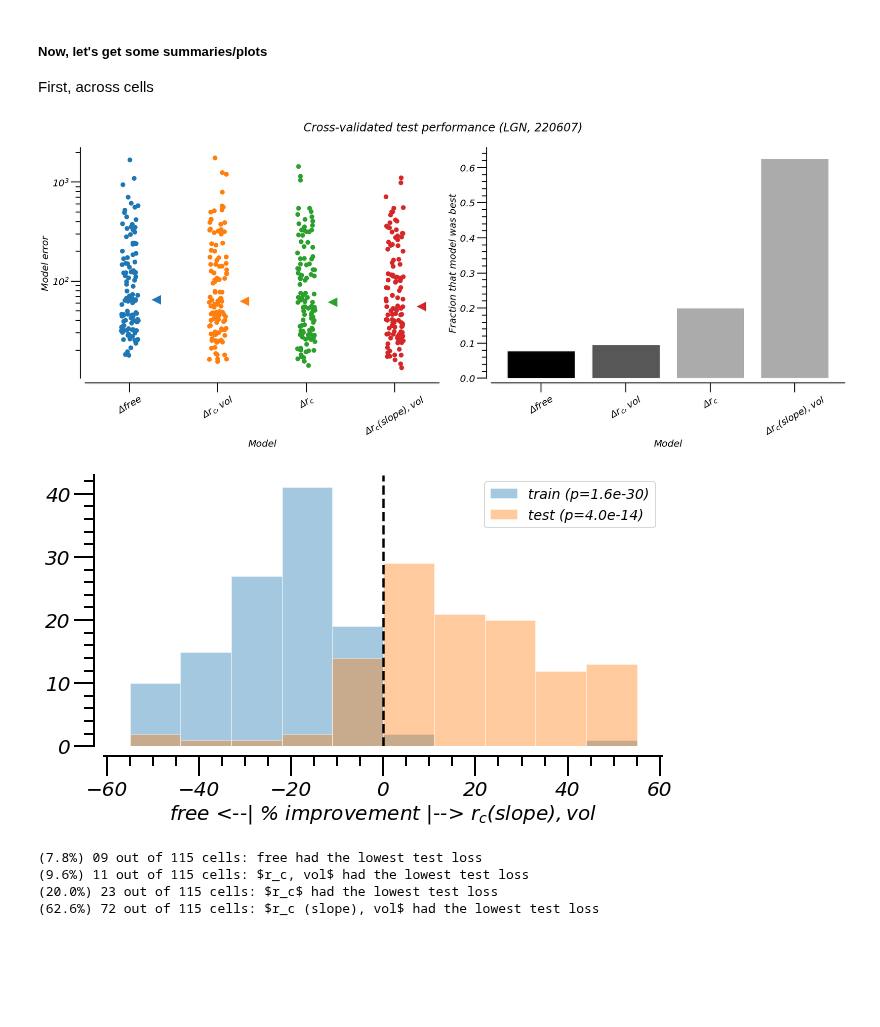
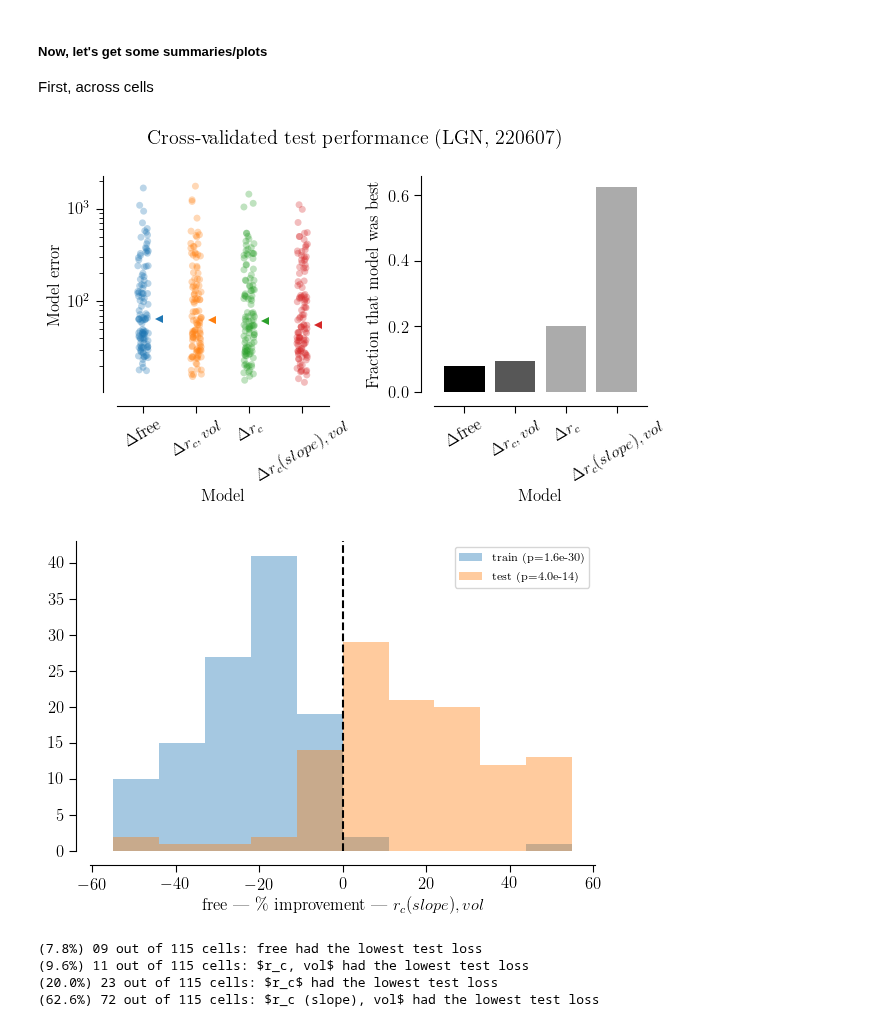
Before and after one commit to paul-levy/SF-diversity, a Jupyter notebook: 01_sfTuning_contrast.ipynb, the cells around one changed output. Drawn from its saved outputs; the diff is of its cells as text; code cells hidden in the pictures; blank space fills up the shorter version.

```diff
--- a/01_sfTuning_contrast.ipynb
+++ b/01_sfTuning_contrast.ipynb
@@ -25,13 +25,14 @@ import autoreload
 from IPython.core.display import display, HTML, Image
 
 import seaborn as sns
+import matplotlib as mpl
 import matplotlib.pyplot as plt
-plt.style.use('https://raw.githubusercontent.com/paul-levy/SF_diversity/master/paul_plt_style.mplstyle');
+# plt.style.use('https://raw.githubusercontent.com/paul-levy/SF_diversity/master/paul_plt_style.mplstyle');
 import matplotlib.cm as cm
 import matplotlib.backends.backend_pdf as pltSave
 from matplotlib.ticker import FuncFormatter
 %matplotlib inline
-plt.style.use('https://raw.githubusercontent.com/paul-levy/SF_diversity/master/paul_plt_style.mplstyle');
+# plt.style.use('https://raw.githubusercontent.com/paul-levy/SF_diversity/master/paul_plt_style.mplstyle');
 
 base_dir = os.getcwd() + '/';
 
@@ -107,7 +114,8 @@ vals = np.geomspace(0.1, 20, 100);
 del_linewidth = True;
 
 nrow, ncol = 2,2
-f, ax = plt.subplots(nrow, ncol, figsize=(nrow*8,ncol*6))
+# f, ax = plt.subplots(nrow, ncol, figsize=(nrow*8,ncol*6))
+f, ax = plt.subplots(nrow, ncol, figsize=hf.set_size(tex_width, subplots=(nrow,ncol), extra_height=1.5));#figsize=(nrow*8,ncol*6))
 
 ### all log-log
 
@@ -121,7 +129,7 @@ only_sur[0] = ref_params[0] * ref_params[2];
 only_sur[1] = ref_params[1] * ref_params[3];
 only_sur[2] = 0;
 ax[0,0].plot(vals, hf.DoGsach(*only_sur, stim_sf=vals)[0], 'k:')
-ax[0,0].set_title('DoG model - center and surround')
+ax[0,0].set_title('DoG model')
 
 # then, vol difference
 vols = [0.5,0.8,0.95]
@@ -193,8 +201,10 @@ for i,j in itertools.product(range(2),range(2)):
     ax[i,j].set_xscale('log')
     ax[i,j].set_yscale('log')
     ax[i,j].set_ylim([1, 100])
-    ax[i,j].set_xlabel('Spatial frequency (c/deg)')
-    ax[i,j].set_ylabel('Response (spikes/s)')
+    if i == 1:
+        ax[i,j].set_xlabel('Spatial frequency (c/deg)')
+    if j == 0:
+        ax[i,j].set_ylabel('Response (spikes/s)')
     ax[i,j].set_aspect('equal')
 
     for jj, axis in enumerate([ax[i,j].xaxis, ax[i,j].yaxis]):
@@ -205,7 +215,7 @@ f.suptitle(r'Influence of DoG parameters')
 
 f.tight_layout()
 
-saveName = "/01_01_02_sach_simulation%s.pdf" % ('_dLW' if del_linewidth else '');
+saveName = "/01_01_02_sach_simulation%s_NEW.pdf" % ('_dLW' if del_linewidth else '');
 full_save = os.path.dirname(save_loc);
 if not os.path.exists(full_save):
     os.makedirs(full_save)
@@ -310,7 +320,7 @@ upper_bound = 2 if use_norm else np.Inf;
 monochrome = True; # all black? or not?
 alph=1;
 
-f = plt.figure(figsize=(6*nMods, 14));
+f = plt.figure(figsize=hf.set_size(tex_width))
 
 # for ind in range(nMods):
 
@@ -324,13 +334,13 @@ f = plt.figure(figsize=(6*nMods, 14));
 
 nCells = nlls_all.shape[0]
 if monochrome:
-    [plt.plot(i+0.2, np.nanmedian(nlls_all[:,i,use_norm]), '<', markersize=20, color='k') for i in range(nMods)]
+    [plt.plot(i+0.2, np.nanmedian(nlls_all[:,i,use_norm]), '<', color='k') for i in range(nMods)]
     sns.stripplot(x=np.tile(np.arange(nMods), nCells), y=hf.flatten_list(np.clip(nlls_all[:,:,use_norm], None, upper_bound)),
-                  color='k', alpha=alph, size = 10);
+                  color='k', alpha=alph);
 else:
-    [plt.plot(i+0.2, np.nanmedian(nlls_all[:,i,use_norm]), '<', markersize=20) for i in range(nMods)]
-    sns.stripplot(x=np.tile(np.arange(nMods), nCells), y=hf.flatten_list(np.clip(nlls_all[:,:,use_norm], None, upper_bound)), size = 10);
-sns.despine(offset=10)
+    [plt.plot(i+0.2, np.nanmedian(nlls_all[:,i,use_norm]), '<') for i in range(nMods)]
+    sns.stripplot(x=np.tile(np.arange(nMods), nCells), y=hf.flatten_list(np.clip(nlls_all[:,:,use_norm], None, upper_bound)));
+sns.despine(offset=sns_offset)
 
 if use_norm:
     plt.axhline(1, color='k', linestyle='--', alpha=0.3)
@@ -532,10 +542,10 @@ First, across cells
 # winners
 
 nrows, ncols = 1, 2;
-f, ax = plt.subplots(nrows, ncols, figsize=(ncols*12,nrows*10))
+f, ax = plt.subplots(nrows, ncols, figsize=hf.set_size(tex_width))
 use_norm = False;
-monochrome = False;
-alph = 0.5
+monochrome = True;
+alph = 0.3
 
 nCells = nlls_summary_all.shape[0]
 sns.despine(offset=10)
@@ -553,15 +563,15 @@ else:
     vals = nlls_summary_all;
 
 if monochrome:
-    [ax[0].plot(i+0.3, np.median(vals[:,i,test_ind]), '<', markersize=20, color='k') for i in range(nMods)]
+    [ax[0].plot(i+0.3, np.median(vals[:,i,test_ind]), '<', color='k') for i in range(nMods)]
     sns.stripplot(ax=ax[0], x=np.tile(np.arange(nMods), nCells),
                   y=hf.flatten_list(np.clip(vals[:,:,test_ind], None, upper_bound)),
-                  size = 10, edgecolor='None', alpha=alph, color='k');
+                  edgecolor='None', alpha=alph, color='k');
 else:
-    [ax[0].plot(i+0.3, np.median(vals[:,i,test_ind]), '<', markersize=20) for i in range(nMods)]
+    [ax[0].plot(i+0.3, np.median(vals[:,i,test_ind]), '<') for i in range(nMods)]
     sns.stripplot(ax=ax[0], x=np.tile(np.arange(nMods), nCells),
                   y=hf.flatten_list(np.clip(vals[:,:,test_ind], None, upper_bound)),
-                  size = 10, edgecolor='None');
+                  edgecolor='None', alpha=alph);
 # [ax[0].plot(i+0.15, np.median(vals[:,i,test_ind]), '<', color=param_alpha[nFreeParams[i]], markersize=10) for i in range(nMods)]
 # sns.swarmplot(ax=ax[0], x=np.tile(np.arange(nMods), nCells),
 #               y=hf.flatten_list(np.clip(vals[:,:,test_ind], None, upper_bound)),
@@ -582,34 +592,34 @@ else: # then we don't need minor ticks; otherwise, we do want them
     ax[0].tick_params(axis='y', which='minor', left=False)
 
 ### then, the winners
 # Here's how we can find out which model had the lowest loss across cells
 lowest = np.argmin(nlls_summary_all[:,:,test_ind],axis=1)
 _, freqs = np.unique(lowest, return_counts=True)
 nCells = nlls_summary_all.shape[0]
 
 if monochrome:
     ax[1].bar(range(nMods), height=freqs/np.sum(freqs), color='k')
 else:
     ax[1].bar(range(nMods), height=freqs/np.sum(freqs), color=np.array([param_alpha[x] for x in nFreeParams]))
 ax[1].set_xlabel('Model');
 ax[1].set_ylabel('Fraction that model was best');
 ax[1].tick_params(axis='x', which='minor', bottom=False)
 ax[1].set_xticks(range(nMods));
 ax[1].set_xticklabels(labels=[r'$\Delta$%s' % x for x in names], rotation=30);
 
 f.suptitle('Cross-validated test performance (LGN, %s)' % date);
 f.tight_layout();
 
 # Now save, too
 saveName = "/01_01_02b_cvByCondWinners_%s%s%s%s.pdf" % (date, phAdj_str, norm_str, '_mono' if monochrome else '');
 curr_dir = os.path.dirname(save_loc+saveName);
 if not os.path.exists(curr_dir):
     os.makedirs(curr_dir);
 pdfSv = pltSave.PdfPages(save_loc + saveName);
 pdfSv.savefig(f); # only one figure here...
 pdfSv.close();
 # %% [output]
-[figure, old version]
+[figure, new version]
 # %%
 mod_a = 0; # free
 mod_b = 3; # slope
@@ -623,7 +633,7 @@ to_div = np.min(nlls_summary_all[:,[mod_a, mod_b],:], axis=1)
 
 norm_diffs = np.clip(100*diffs/to_div, -to_clip, to_clip)
 
-plt.figure(figsize=(10,5))
+plt.figure(figsize=hf.set_size(tex_width));
 
 tr_pval = ss.ttest_1samp(norm_diffs[:,0], popmean=0).pvalue
 te_pval = ss.ttest_1samp(norm_diffs[:,1], popmean=0).pvalue
@@ -634,11 +644,11 @@ plt.axvline(0, linestyle='--', color='k')
 
 plt.legend(fontsize='x-small')
 
-plt.xlabel('%s <--| %% improvement |--> %s' % (names[mod_a], names[mod_b]))
+plt.xlabel('%s | \%% improvement | %s' % (names[mod_a], names[mod_b]))
 plt.legend(fontsize='x-small');
 sns.despine(offset=10)
 # %% [output]
-[figure, old version]
+[figure, new version]
 # %%
 [print('(%.1f%%) %02d out of %02d cells: %s had the lowest test loss' % (100*f/nCells, f,nCells,n)) for n,f in zip(names,freqs)]
 # %% [output]
```
Also changed, not shown: parts of 20 cells of this notebook, 3 other files.
